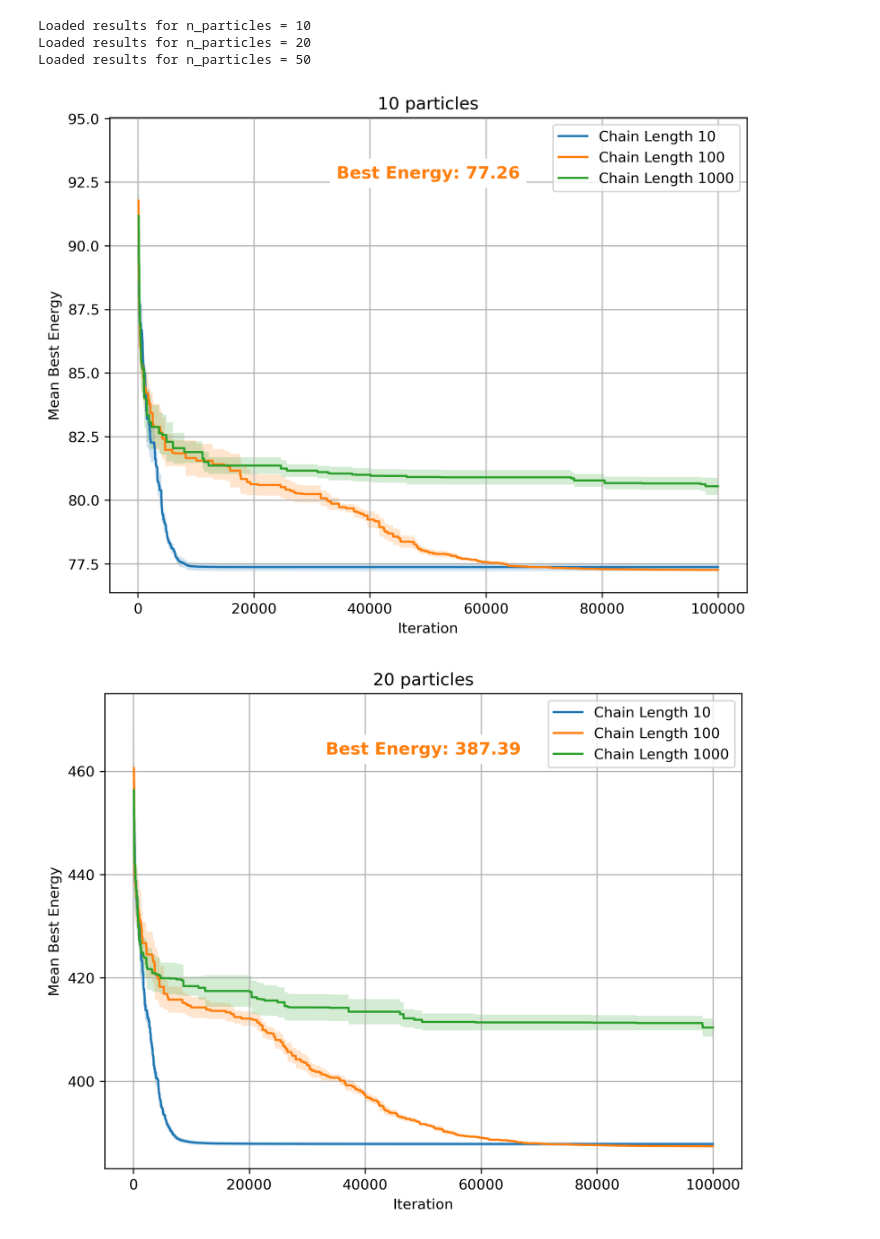
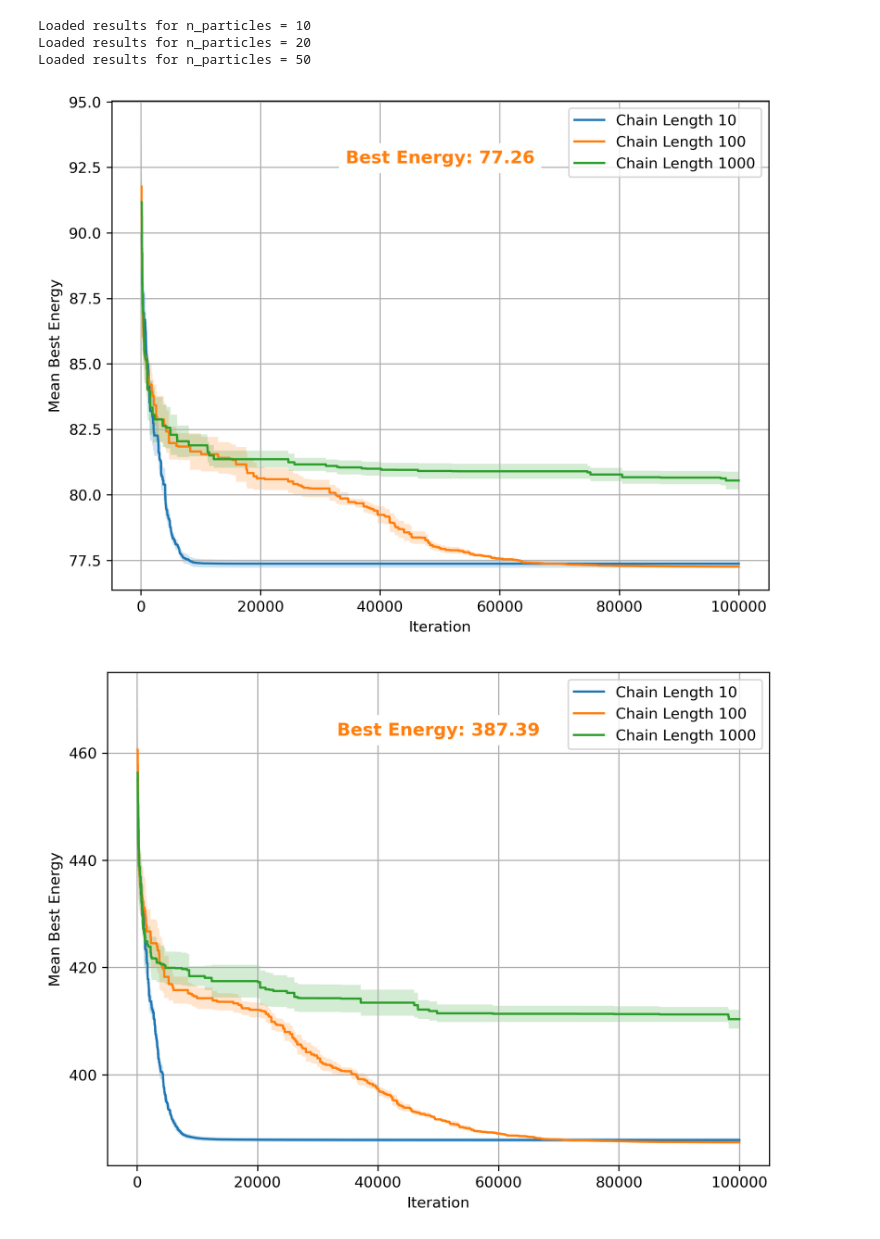
Before and after one commit to Koekoek1337/stochSim3, a Jupyter notebook: electricPotentialEnergy.ipynb, the cells around one changed output. Cells and saved outputs as stored; diff of their text form; code cells hidden in the pictures.

Commit message:
Remove plot titles

```diff
--- a/electricPotentialEnergy.ipynb
+++ b/electricPotentialEnergy.ipynb
@@ -194,35 +194,32 @@ for n in n_particles:
 
         best_energy = mean_running_best_energy[-1]
         final_best_energies.append(best_energy)
 
         mean_best_energies[chain_length] = mean_running_best_energy
         confidence_intervals[chain_length] = ci
 
     index_best_chain = np.argmin(final_best_energies)
     best_chain = chain_lengths[index_best_chain]
 
     plt.figure(figsize=(8, 6))
 
     for chain_length in chain_lengths:
         mean_best_energy = mean_best_energies[chain_length]
         ci = confidence_intervals[chain_length]
         iterations = range(len(mean_best_energy))
         line, = plt.plot(iterations[100:-1], mean_best_energy[100:-1], label=f"Chain Length {chain_length}")
         plt.fill_between(iterations[100:-1], mean_best_energy[100:-1] - ci[100:-1], mean_best_energy[100:-1] + ci[100:-1], alpha=0.2)
-        plt.title(f"{n} particles")
         if chain_length == best_chain:
             line_color = line.get_color()
 
             plt.text(0.5, 0.9, f"Best Energy: {final_best_energies[index_best_chain]:.2f}", ha='center', va='top', transform=plt.gca().transAxes,
                     fontsize=12, color=line_color, fontweight='bold', backgroundcolor='white')
 
-    plt.title(f"{n} particles")
-
     plt.xlabel("Iteration")
     plt.ylabel("Mean Best Energy")
     plt.legend()
     plt.grid(True)
     plt.show()
 # %% [output]
-[figure, old version]
+[figure, new version]
-[figure, old version]
+[figure, new version]
```
Also changed, not shown: parts of 1 cell of this notebook, 3 other files.
